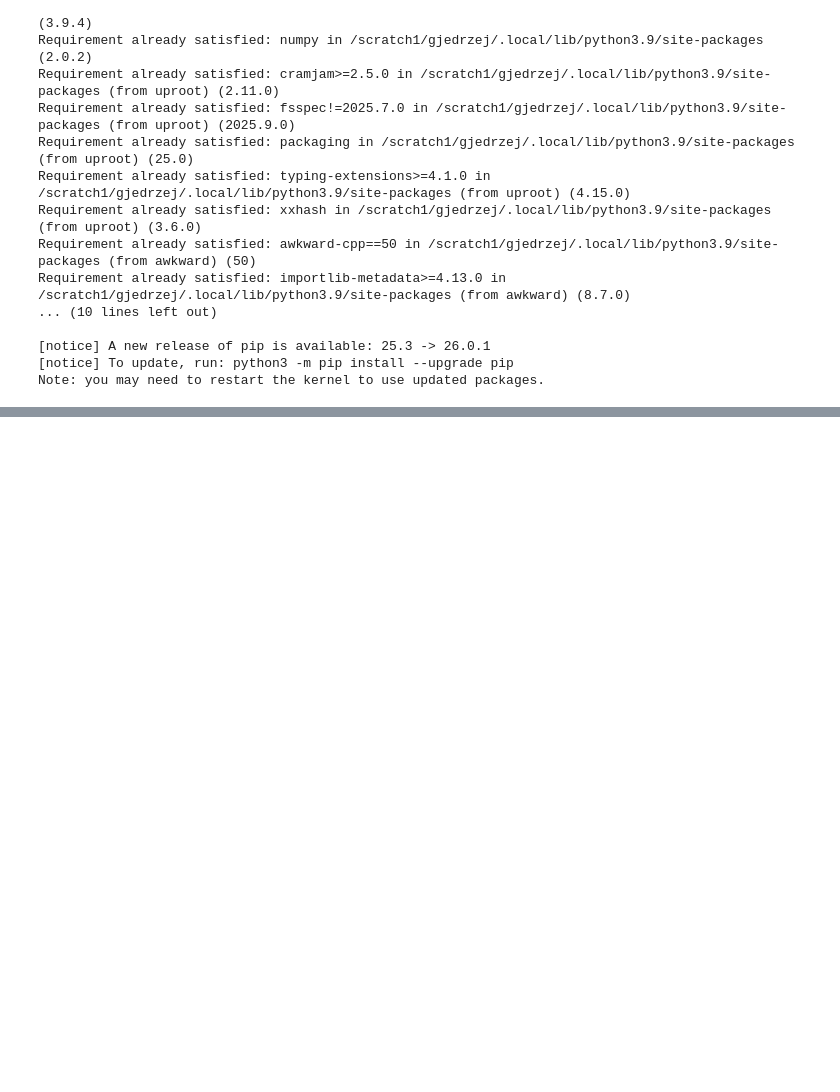
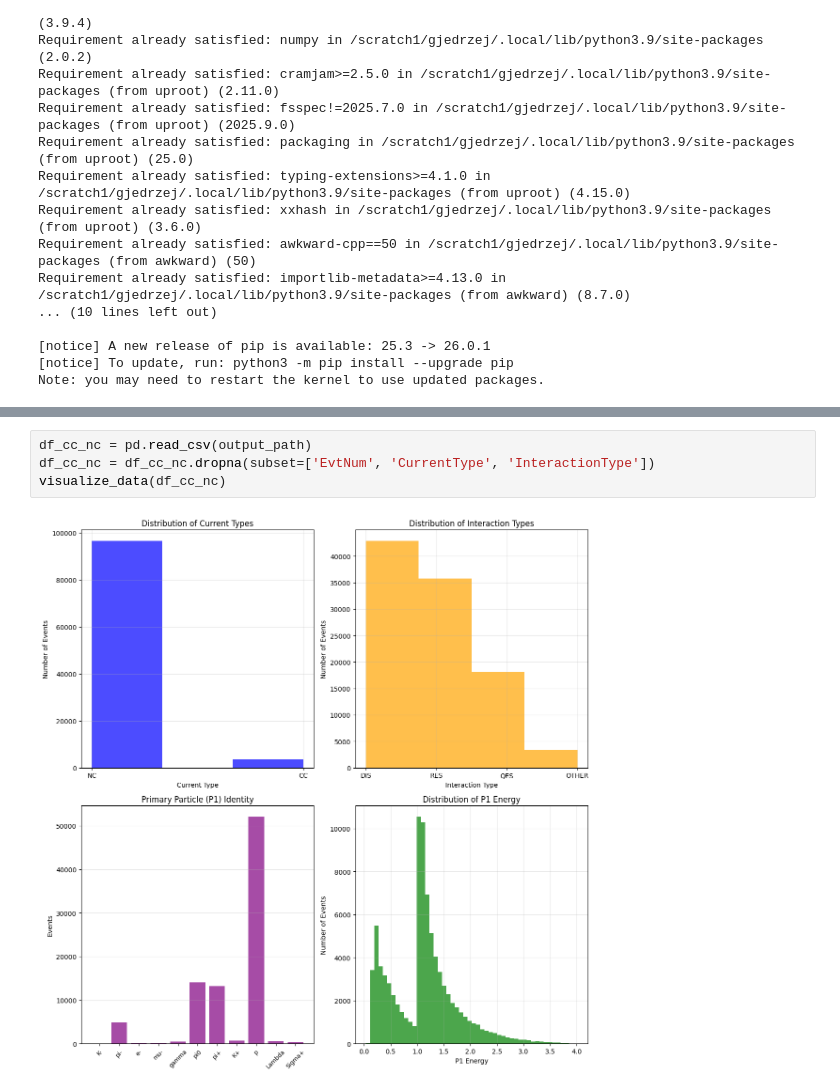
Before and after one commit to PasiekaFUW/Masters_Thesis, a Jupyter notebook: Lab/analysis/GJNuTau.ipynb, the cells around one changed output, grey strips where cells are left out. Drawn from its saved outputs; the diff is of its cells as text; blank space fills up the shorter version.

```diff
--- a/Lab/analysis/GJNuTau.ipynb
+++ b/Lab/analysis/GJNuTau.ipynb
@@ -87,0 +234,6 @@ plt.show()
+# %%
+df_cc_nc = pd.read_csv(output_path)
+df_cc_nc = df_cc_nc.dropna(subset=['EvtNum', 'CurrentType', 'InteractionType'])
+visualize_data(df_cc_nc)
+# %% [output]
+[figure, added]
```
Also changed, not shown: parts of 15 cells of this notebook, 5 other files.
